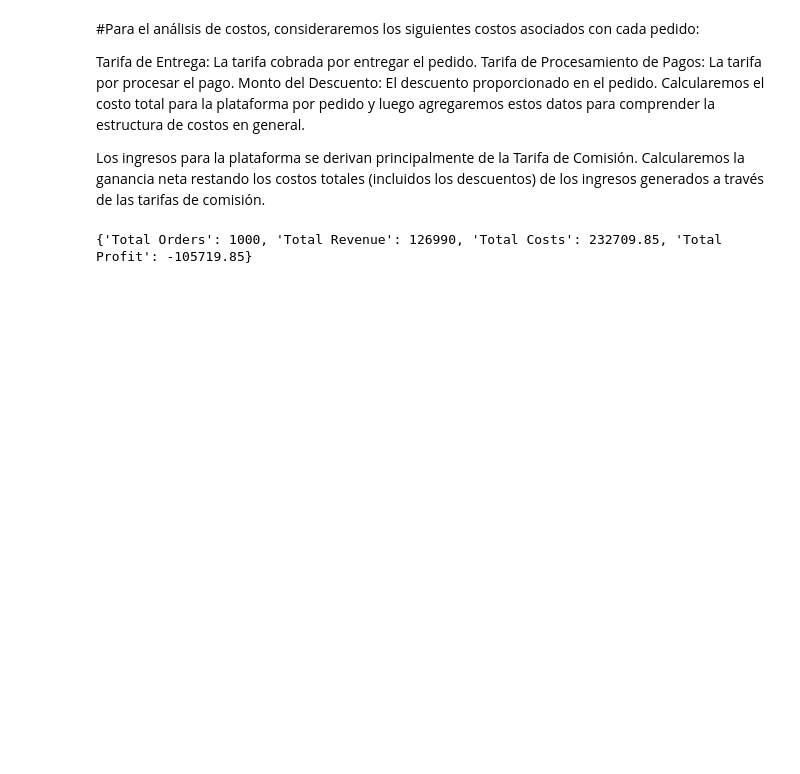
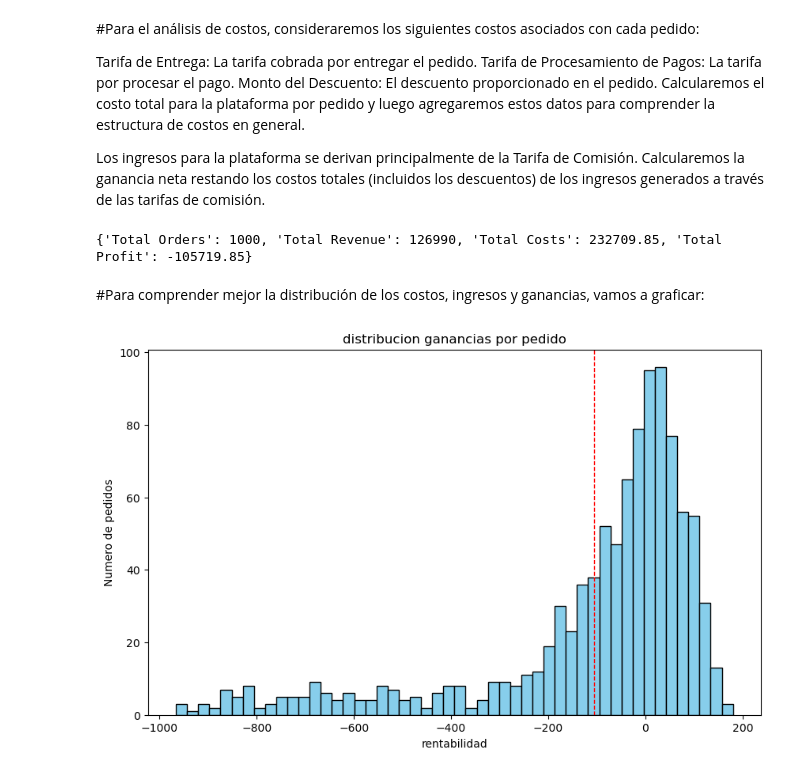
Before and after one commit to JulioPradenas/proyecto-delivery-comida, a Jupyter notebook: delivery comida.ipynb, the cells around one changed output. Saved outputs shown, nothing was run; the diff lists cells and outputs as text; code cells hidden in the pictures; blank space fills up the shorter version.

```diff
--- a/delivery comida.ipynb
+++ b/delivery comida.ipynb
@@ -121,7 +121,7 @@ Los ingresos para la plataforma se derivan principalmente de la Tarifa de Comisi
 
 pedidos_comida['Total Costs']=pedidos_comida['Delivery Fee']+ pedidos_comida['Payment Processing Fee']+pedidos_comida['discount amount']
 pedidos_comida['Revenue']=pedidos_comida['Commission Fee']
-pedidos_comida['Profit']=pedidos_comida['Revenue']-pedidos_comida['total costs']
+pedidos_comida['Profit']=pedidos_comida['Revenue']-pedidos_comida['Total Costs']
 
 # agrgar datos para obtener metricas generales
 
@@ -140,3 +140,23 @@ overall_metrics = {
 print(overall_metrics)
 # %% [output]
 {'Total Orders': 1000, 'Total Revenue': 126990, 'Total Costs': 232709.85, 'Total Profit': -105719.85}
+# %% [markdown]
+#Para comprender mejor la distribución de los costos, ingresos y ganancias, vamos a graficar:
+# %%
+#Un histograma de ganancias por pedido para visualizar la distribución de pedidos rentables y no rentables.
+#Un gráfico circular para visualizar la proporción de costos totales (tarifas de entrega, tarifas de procesamiento de pagos y descuentos).
+#Un gráfico de barras para comparar los ingresos totales, los costos totales y las ganancias totales.
+
+import matplotlib.pyplot as plt
+
+#histograma
+
+plt.figure(figsize=(10, 6))
+plt.hist(pedidos_comida['Profit'], bins=50, color='skyblue', edgecolor='black')
+plt.title('distribucion ganancias por pedido')
+plt.xlabel('rentabilidad')
+plt.ylabel('Numero de pedidos')
+plt.axvline(pedidos_comida['Profit'].mean(), color='red', linestyle='dashed', linewidth=1)
+plt.show()
+# %% [output]
+[figure, added]
```
Also changed, not shown: parts of 6 cells of this notebook.
